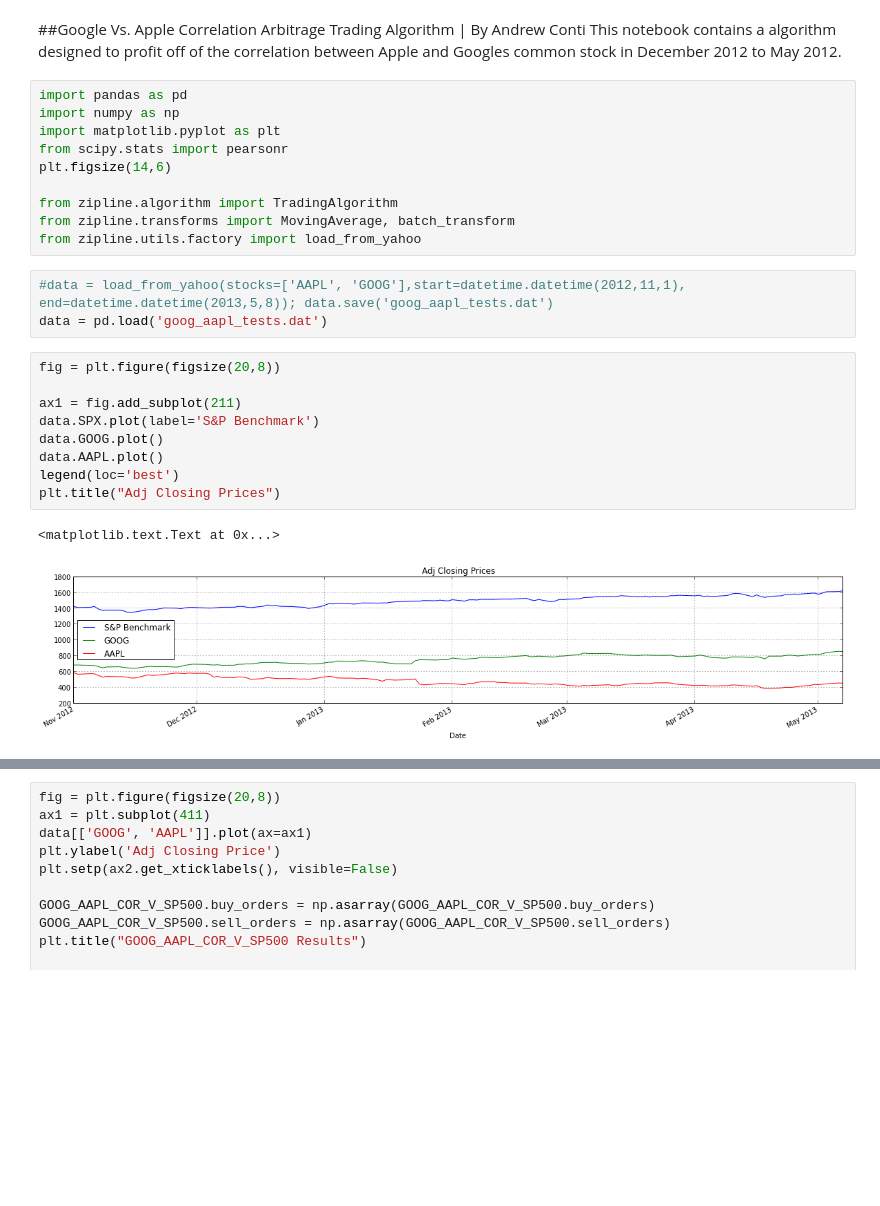
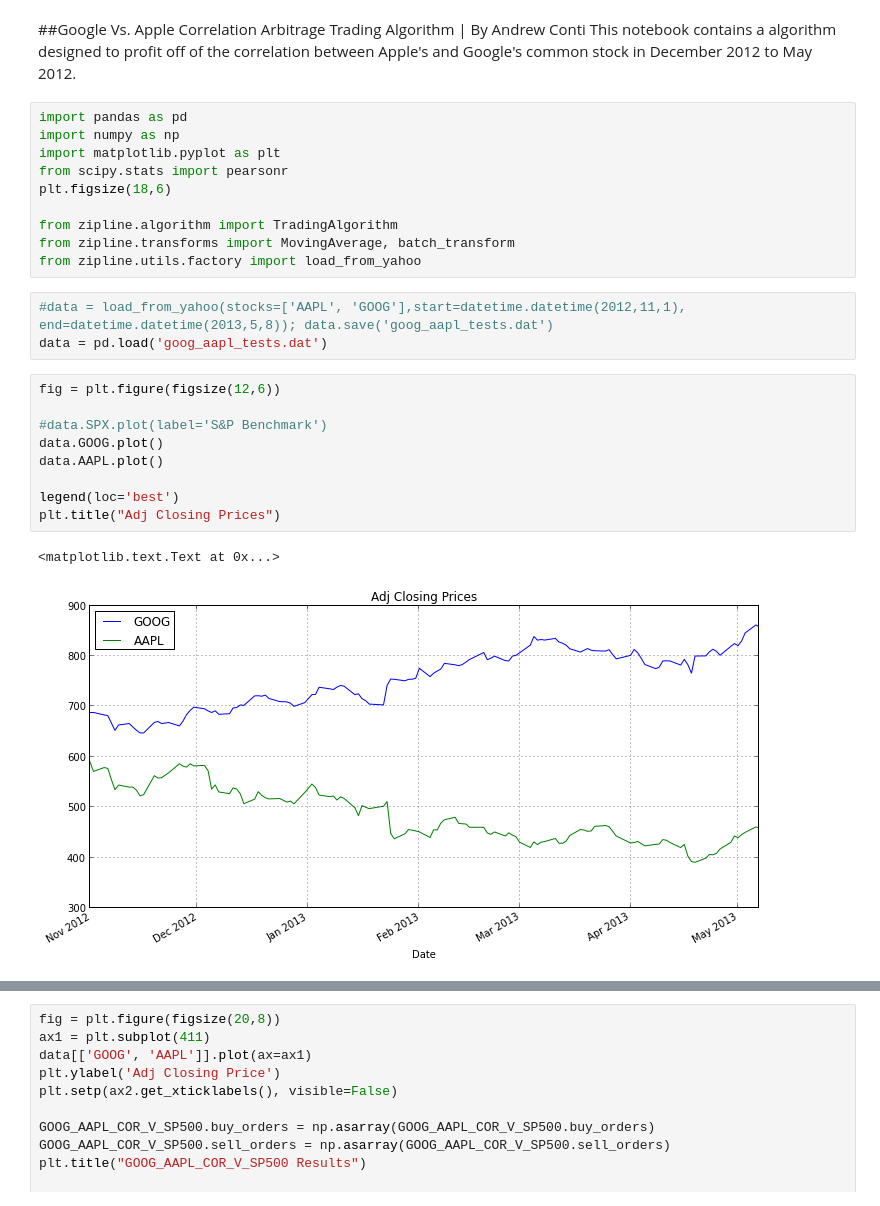
Before and after one commit to agconti/trading, a Jupyter notebook: GOOG V. AAPL Correlation Arb.ipynb, the cells around one changed output, grey strips where cells are left out. Cells and saved outputs as stored; diff of their text form; blank space fills up the shorter version.

```diff
--- a/GOOG V. AAPL Correlation Arb.ipynb
+++ b/GOOG V. AAPL Correlation Arb.ipynb
@@ -1,12 +1,12 @@
 # %% [markdown]
 ##Google Vs. Apple Correlation Arbitrage Trading Algorithm | By Andrew Conti
-This notebook contains a algorithm designed to profit off of the correlation between Apple and Googles common stock in December 2012 to May 2012.
+This notebook contains a algorithm designed to profit off of the correlation between Apple's and Google's common stock in December 2012 to May 2012.
 # %%
 import pandas as pd
 import numpy as np
 import matplotlib.pyplot as plt
 from scipy.stats import pearsonr
-plt.figsize(14,6)
+plt.figsize(18,6)
 
 from zipline.algorithm import TradingAlgorithm
 from zipline.transforms import MovingAverage, batch_transform
@@ -15,15 +15,15 @@ from zipline.utils.factory import load_from_yahoo
 #data = load_from_yahoo(stocks=['AAPL', 'GOOG'],start=datetime.datetime(2012,11,1), end=datetime.datetime(2013,5,8)); data.save('goog_aapl_tests.dat')
 data = pd.load('goog_aapl_tests.dat')
 # %%
-fig = plt.figure(figsize(20,8))
+fig = plt.figure(figsize(12,6))
 
-ax1 = fig.add_subplot(211)
-data.SPX.plot(label='S&P Benchmark')
+#data.SPX.plot(label='S&P Benchmark')
 data.GOOG.plot()
 data.AAPL.plot()
+
 legend(loc='best')
 plt.title("Adj Closing Prices")
 # %% [output]
 <matplotlib.text.Text at 0x...>
-[figure, old version]
+[figure, new version]
 # %%
```
Also changed, not shown: parts of 11 cells of this notebook.
